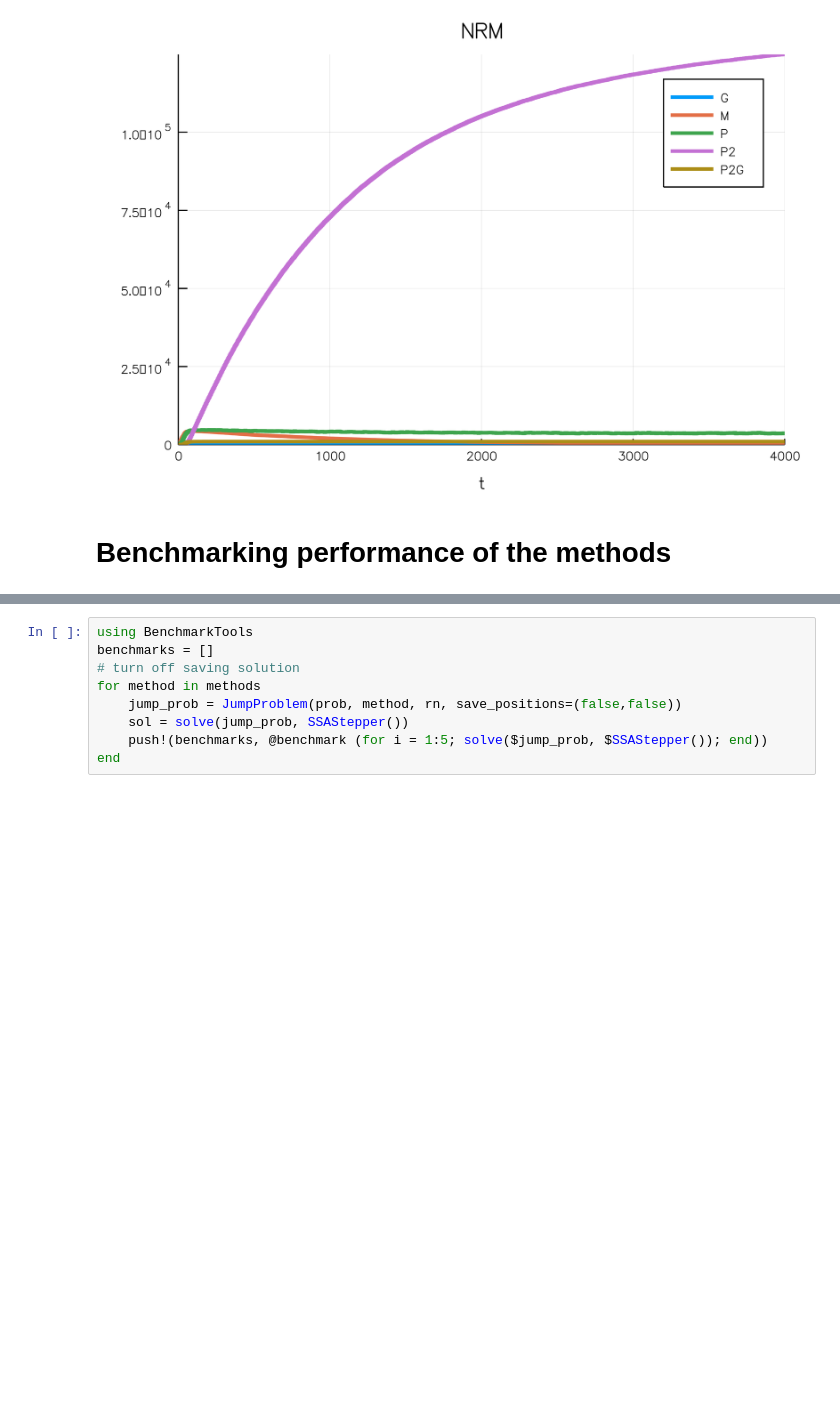
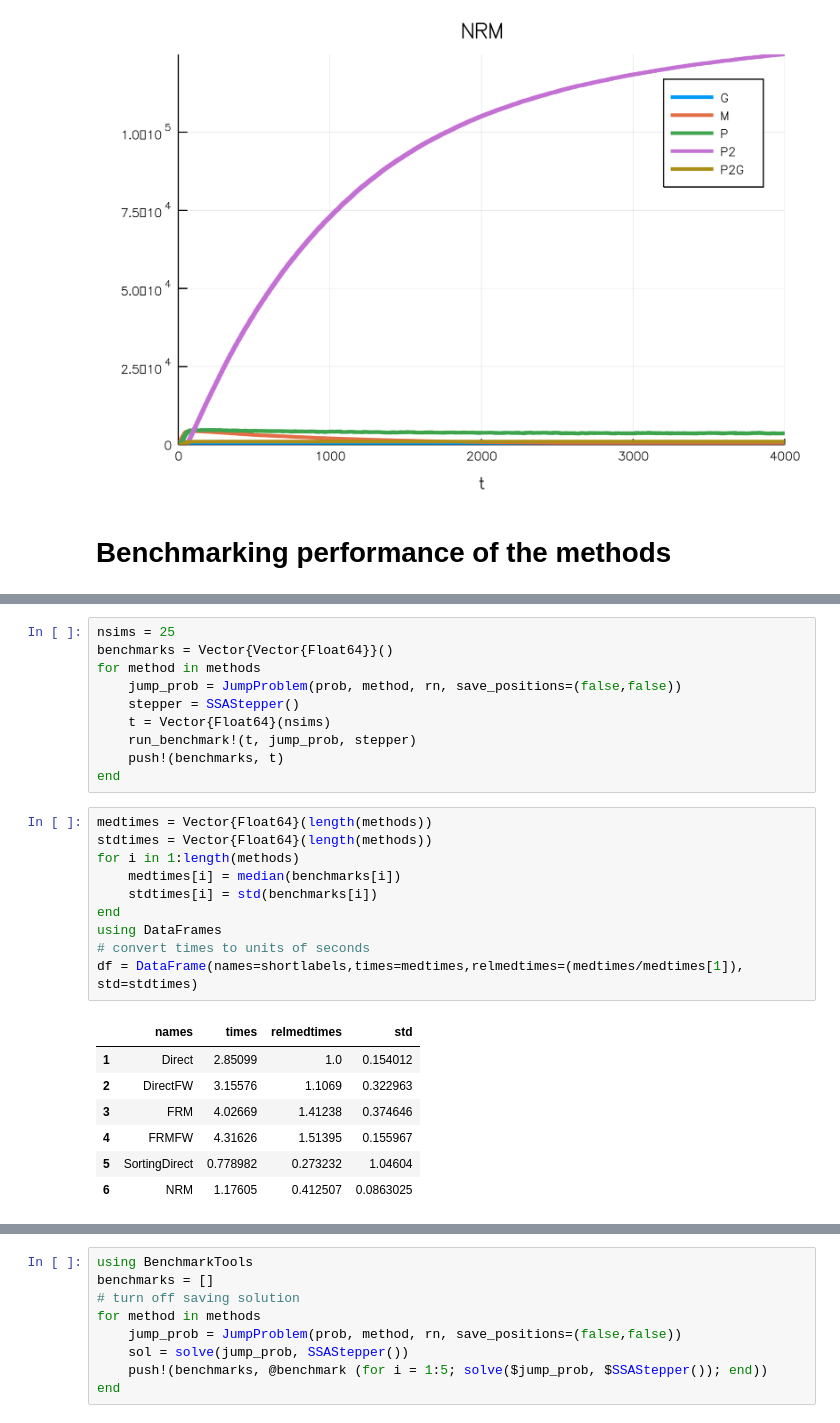
Before and after one commit to isaacsas/SciMLBenchmarks.jl, a Jupyter notebook: Jumps/NegFeedback_GeneExpr_Marchetti.ipynb, the cells around one changed output, grey strips where cells are left out. Saved outputs shown, nothing was run; the diff lists cells and outputs as text; blank space fills up the shorter version.

```diff
--- a/Jumps/NegFeedback_GeneExpr_Marchetti.ipynb
+++ b/Jumps/NegFeedback_GeneExpr_Marchetti.ipynb
@@ -69,0 +79,28 @@ plot(p[end],format=fmt,legend=true,labels=varlabels)
+# %%
+nsims = 25
+benchmarks = Vector{Vector{Float64}}()
+for method in methods
+    jump_prob = JumpProblem(prob, method, rn, save_positions=(false,false))
+    stepper = SSAStepper()
+    t = Vector{Float64}(nsims)
+    run_benchmark!(t, jump_prob, stepper)
+    push!(benchmarks, t)
+end
+# %%
+medtimes = Vector{Float64}(length(methods))
+stdtimes = Vector{Float64}(length(methods))
+for i in 1:length(methods)
+    medtimes[i] = median(benchmarks[i])
+    stdtimes[i] = std(benchmarks[i])
+end
+using DataFrames
+# convert times to units of seconds
+df = DataFrame(names=shortlabels,times=medtimes,relmedtimes=(medtimes/medtimes[1]), std=stdtimes)
+# %% [output]
+|  | names | times | relmedtimes | std |
+| 1 | Direct | 2.85099 | 1.0 | 0.154012 |
+| 2 | DirectFW | 3.15576 | 1.1069 | 0.322963 |
+| 3 | FRM | 4.02669 | 1.41238 | 0.374646 |
+| 4 | FRMFW | 4.31626 | 1.51395 | 0.155967 |
+| 5 | SortingDirect | 0.778982 | 0.273232 | 1.04604 |
+| 6 | NRM | 1.17605 | 0.412507 | 0.0863025 |
```
Also changed, not shown: parts of 3 cells of this notebook.
